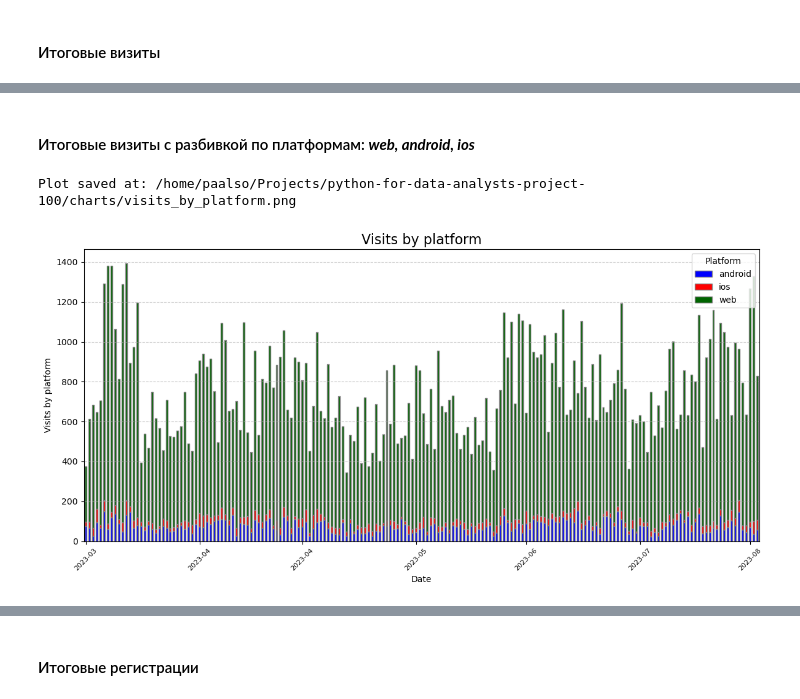
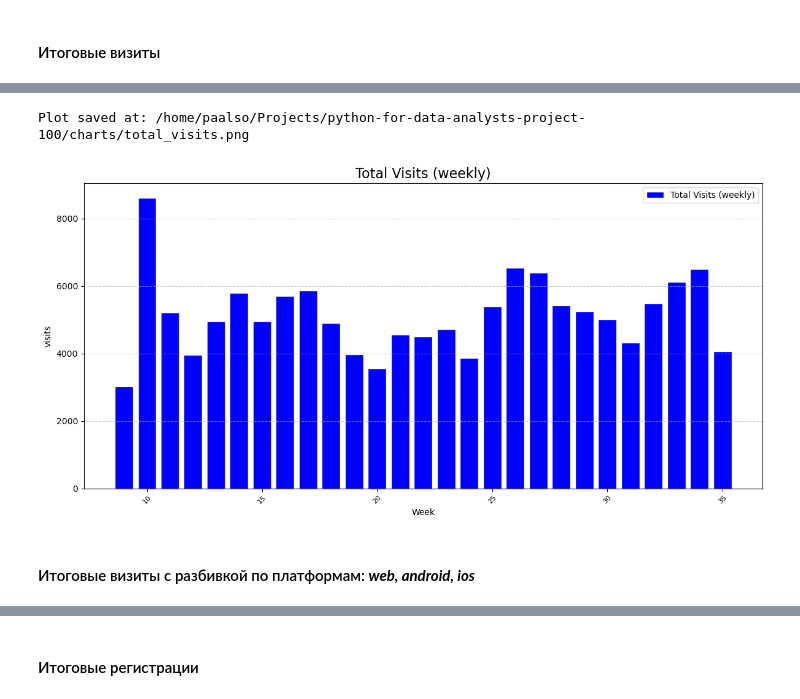
Before and after one commit to paalso/python-for-data-analysts-project-100, a Jupyter notebook: charts_project.ipynb, the cells around one changed output, grey strips where cells are left out. Cells and saved outputs as stored; diff of their text form; code cells hidden in the pictures.

```diff
--- a/charts_project.ipynb
+++ b/charts_project.ipynb
@@ -440,0 +448,13 @@ campaign_summary_df.head()
+# %%
+campaign_weekly_df = campaign_summary_df.groupby(
+    [pd.Grouper(key='date_group', freq='W')]
+).agg({
+    'visits': 'sum',
+    'registrations': 'sum',
+    'cost': 'sum',
+    'utm_campaign': 'first'
+}).reset_index()
+campaign_weekly_df['week'] = campaign_weekly_df['date_group'].dt.isocalendar().week
+new_column_order = ['week', 'visits', 'registrations', 'cost', 'utm_campaign']
+campaign_weekly_df = campaign_weekly_df[new_column_order]
+campaign_weekly_df.head()
@@ -554,12 +670,14 @@ Plot saved at: /home/paalso/Projects/python-for-data-analysts-project-100/charts
+# %%
+plot_column_data(
+    campaign_weekly_df,
+    date_column='week',
+    column_name='visits',
+    title='Total Visits (weekly)',
+    xlabel='Week',
+    save_path=f'{dir_to_save_plots}/total_visits.png'
+)
+# %% [output]
+Plot saved at: /home/paalso/Projects/python-for-data-analysts-project-100/charts/total_visits.png
+[figure, added]
 # %% [markdown]
 #### Итоговые визиты с разбивкой по платформам: ***web, android, ios***
-# %%
-plot_column_by_platform(
-    conversion_df,
-    'visits',
-    'Visits by platform',
-    save_path=f'{dir_to_save_plots}/visits_by_platform.png'
-)
-# %% [output]
-Plot saved at: /home/paalso/Projects/python-for-data-analysts-project-100/charts/visits_by_platform.png
-[figure, removed]
```
Also changed, not shown: parts of 23 cells of this notebook, 9 other files.
